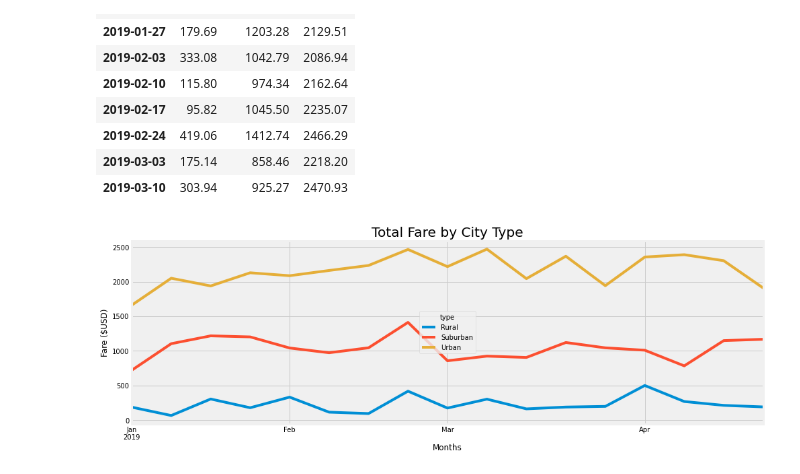
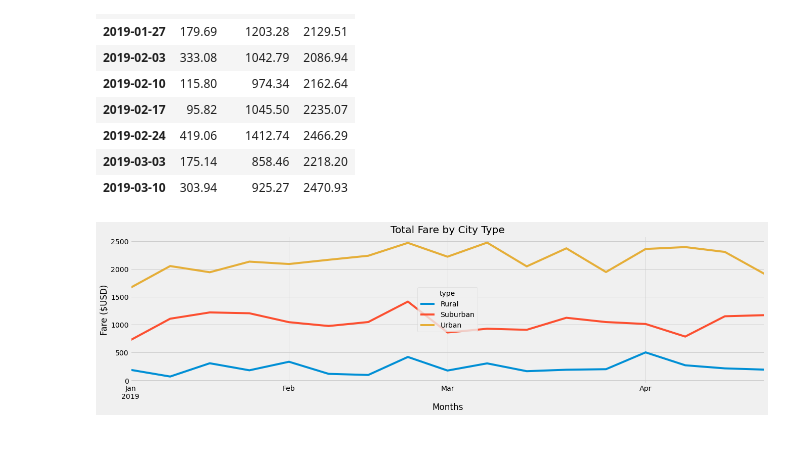
Before and after one commit to Laura-Escamilla/PyBer_Analysis, a Jupyter notebook: PyBer_Challenge.ipynb, the cells around one changed output. Saved outputs shown, nothing was run; the diff lists cells and outputs as text; code cells hidden in the pictures; blank space fills up the shorter version.

```diff
--- a/PyBer_Challenge.ipynb
+++ b/PyBer_Challenge.ipynb
@@ -256,19 +256,19 @@ df.head(10)
 # %%
 # 8. Using the object-oriented interface method, plot the resample DataFrame using the df.plot() function.
 
-df.plot(figsize = (15,5))
+df.plot(figsize = (20,5))
 
 # Import the style from Matplotlib.
 
 from matplotlib import style
 
 # Use the graph style fivethirtyeight.
 
 style.use('fivethirtyeight')
 plt.title("Total Fare by City Type")
 plt.xlabel("Months")
 plt.ylabel("Fare ($USD)")
 
-plt.savefig("Resources/Total_fare_by_City.png")
+plt.savefig("analysis/PyBer_fare_by_summary.png",dpi=300)
 # %% [output]
-[figure, old version]
+[figure, new version]
```
